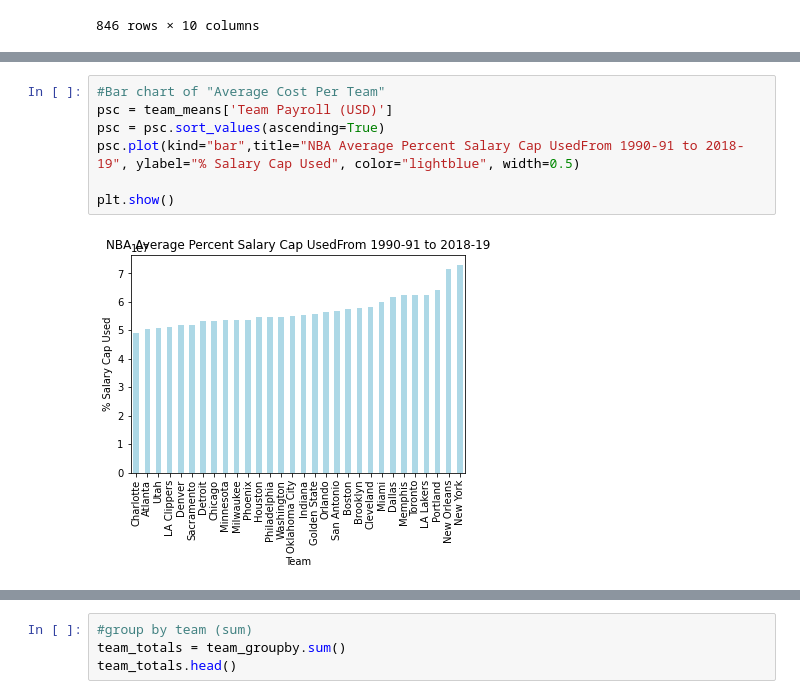
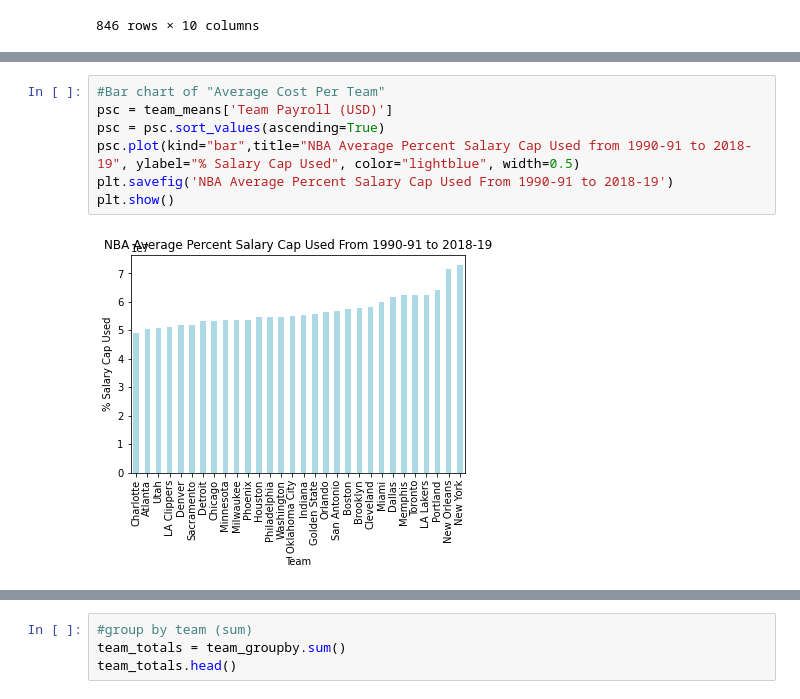
Before and after one commit to Kylec66/NBA-Analysis, a Jupyter notebook: NBA Payrolls Vs Performance.ipynb, the cells around one changed output, grey strips where cells are left out. Cells and saved outputs as stored; diff of their text form.

```diff
--- a/NBA Payrolls Vs Performance.ipynb
+++ b/NBA Payrolls Vs Performance.ipynb
@@ -189,12 +190,12 @@ team_means.head()
 # %%
 #Bar chart of "Average Cost Per Team"
 psc = team_means['Team Payroll (USD)']
 psc = psc.sort_values(ascending=True)
-psc.plot(kind="bar",title="NBA Average Percent Salary Cap UsedFrom 1990-91 to 2018-19", ylabel="% Salary Cap Used", color="lightblue", width=0.5)
-
+psc.plot(kind="bar",title="NBA Average Percent Salary Cap Used from 1990-91 to 2018-19", ylabel="% Salary Cap Used", color="lightblue", width=0.5)
+plt.savefig('NBA Average Percent Salary Cap Used From 1990-91 to 2018-19')
 plt.show()
 # %% [output]
-[figure, old version]
+[figure, new version]
 # %%
 #Average Yearly Wins Per Team
 average_yearly_wins = team_means['Wins']
```
Also changed, not shown: parts of 20 cells of this notebook, 13 other files.
